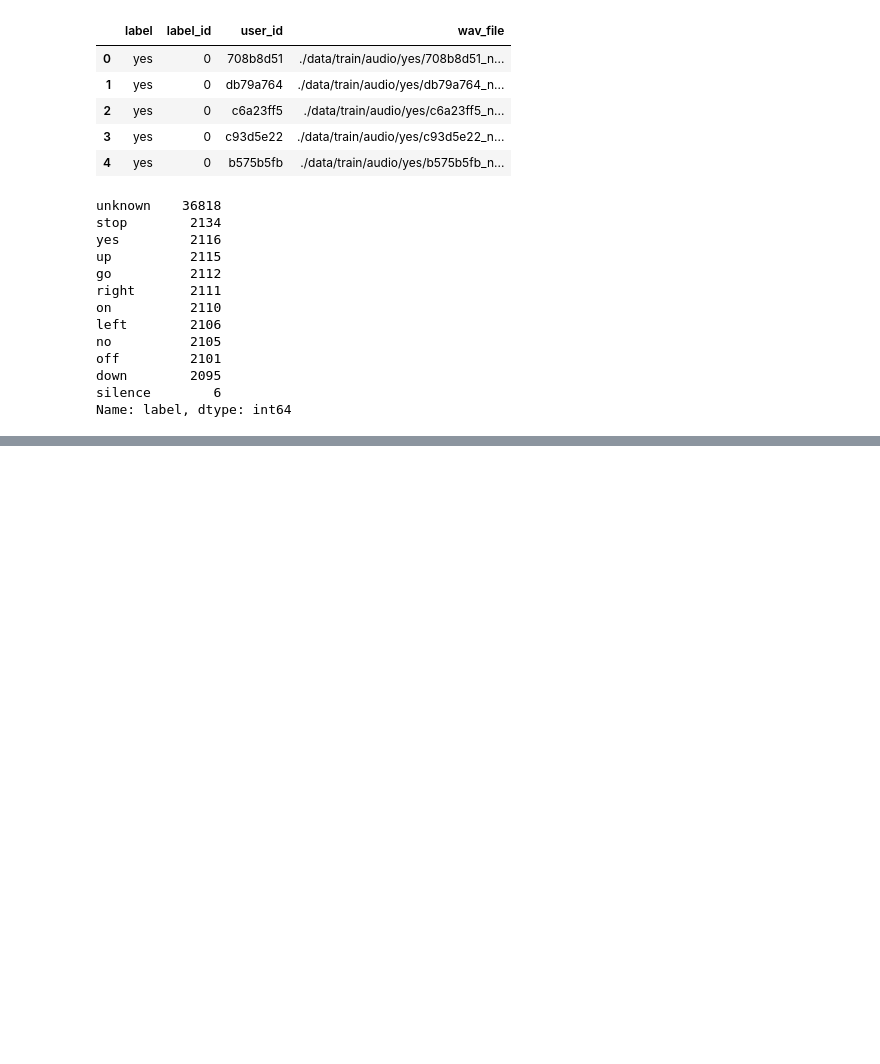
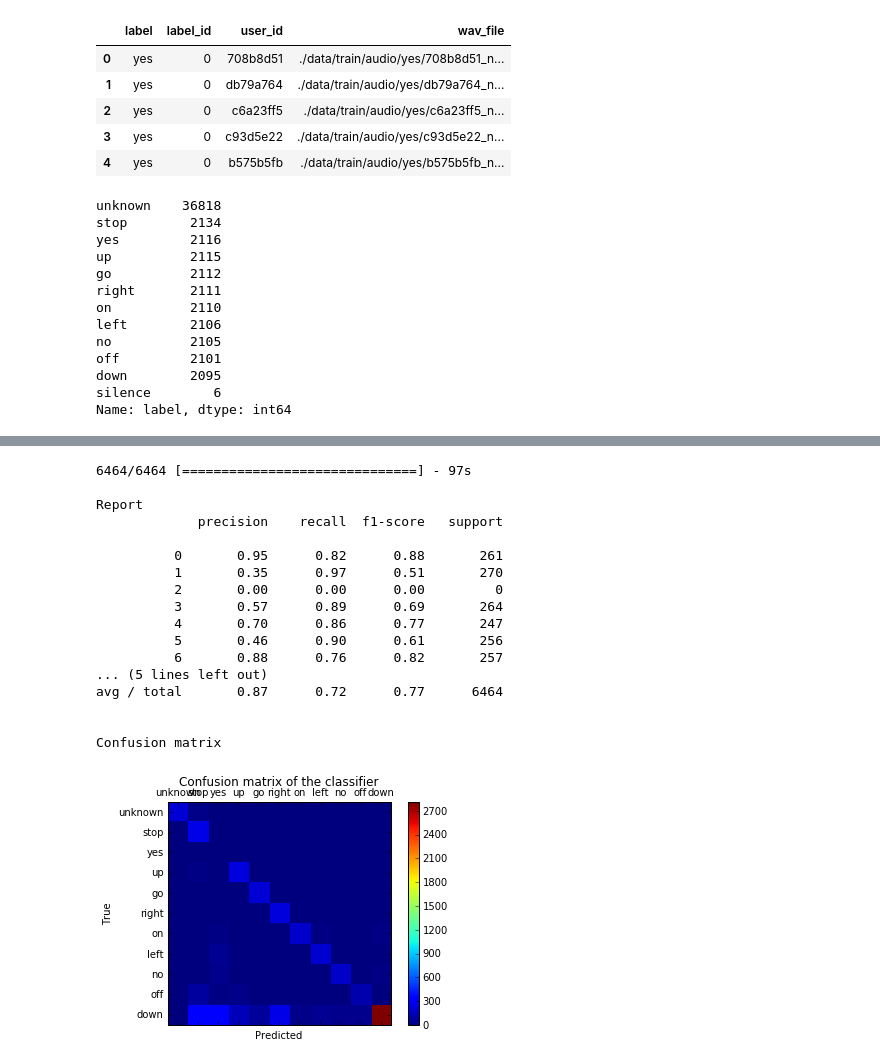
Before and after one commit to Didayolo/speech-recognition, a Jupyter notebook: keras_model.ipynb, the cells around one changed output, grey strips where cells are left out. Drawn from its saved outputs; the diff is of its cells as text; code cells hidden in the pictures; blank space fills up the shorter version.

```diff
--- a/keras_model.ipynb
+++ b/keras_model.ipynb
@@ -234,0 +223,2 @@ model.load_weights('./weights/model.hdf5')
+# %%
+model = build_model()
@@ -234,0 +245,4 @@ model.load_weights('./weights/model.hdf5')
+# %%
+model_file = './weights/model.hdf5'
+print('Loading model from {}'.format(model_file))
+model.load_weights(model_file)
@@ -235,5 +253,5 @@ model.load_weights('./weights/model.hdf5')
 # %%
-def training(model, epochs=1, model_file='./weights/model.hdf5'):
+def training(model, epochs=1, model_file='./weights/model.hdf5', callbacks=callbacks):
     """ Train the model and save weights each epoch """
     for i in range(epochs):
         print('Epoch {}/{}'.format(i+1, epochs))
@@ -241,12 +259,13 @@ def training(model, epochs=1, model_file='./weights/model.hdf5'):
                               steps_per_epoch=344,
                               epochs=1,
                               verbose=2,
-                              #callbacks=callbacks,
+                              callbacks=callbacks,
                               validation_data=valid_generator(64),
                               validation_steps=int(np.ceil(valid_df.shape[0]/64)))
         print('Saving model to {}'.format(model_file))
         model.save_weights(model_file)
+        print('\n')
 # %%
-training(model, epochs=10)
-#8
+training(model, epochs=12)
+# 12
 # %% [output]
@@ -259,0 +292,64 @@ KeyboardInterrupt:
+# %%
+from matplotlib.ticker import MultipleLocator
+from sklearn.metrics import confusion_matrix, classification_report
+
+def generator_to_subset(gen, size):
+    """ Return a ndarray of size elements for generator gen (gen yields mini batches (X, y)) """
+    X, Y = next(gen)
+    for _ in range(size):
+        x, y = next(gen)
+        X = np.concatenate((X, x), axis=0)
+        Y = np.concatenate((Y, y), axis=0)
+    return X, Y
+
+def plot_confusion_matrix(cm, labels):
+    fig = plt.figure()
+    ax = fig.add_subplot(111)
+    cax = ax.matshow(cm)
+    plt.title('Confusion matrix of the classifier')
+    fig.colorbar(cax)
+    ax.set_xticklabels([''] + labels)
+    ax.set_yticklabels([''] + labels)
+
+    # Force multi labels
+    ax.xaxis.set_major_locator(MultipleLocator(1))
+    ax.yaxis.set_major_locator(MultipleLocator(1))
+
+    plt.xlabel('Predicted')
+    plt.ylabel('True')
+    plt.show()
+
+test_set, test_labels = generator_to_subset(valid_generator(64), 100) # 6798 validation instances
+test_labels = np.argmax(test_labels, axis=1)
+
+# Predicting classes
+y_pred = model.predict(test_set, batch_size=64, verbose=1)
+#target_names = ['unknown', 'stop', 'yes', 'up', 'go', 'right', 'on', 'left', 'no', 'off', 'down', 'silence']
+predicted_classes = np.argmax(y_pred, axis=1)
+
+print("\nReport")
+print(classification_report(test_labels, predicted_classes)) #, target_names=target_names, digits = 3))
+
+print("\nConfusion matrix")
+cm = confusion_matrix(test_labels, predicted_classes)
+plot_confusion_matrix(cm, target_names)
+print("\n\n")
+# %% [output]
+6464/6464 [==============================] - 97s
+
+Report
+             precision    recall  f1-score   support
+
+          0       0.95      0.82      0.88       261
+          1       0.35      0.97      0.51       270
+          2       0.00      0.00      0.00         0
+          3       0.57      0.89      0.69       264
+          4       0.70      0.86      0.77       247
+          5       0.46      0.90      0.61       256
+          6       0.88      0.76      0.82       257
+... (5 lines left out)
+avg / total       0.87      0.72      0.77      6464
+
+
+Confusion matrix
+[figure, added]
```
Also changed, not shown: parts of 22 cells of this notebook, 1 other file.
